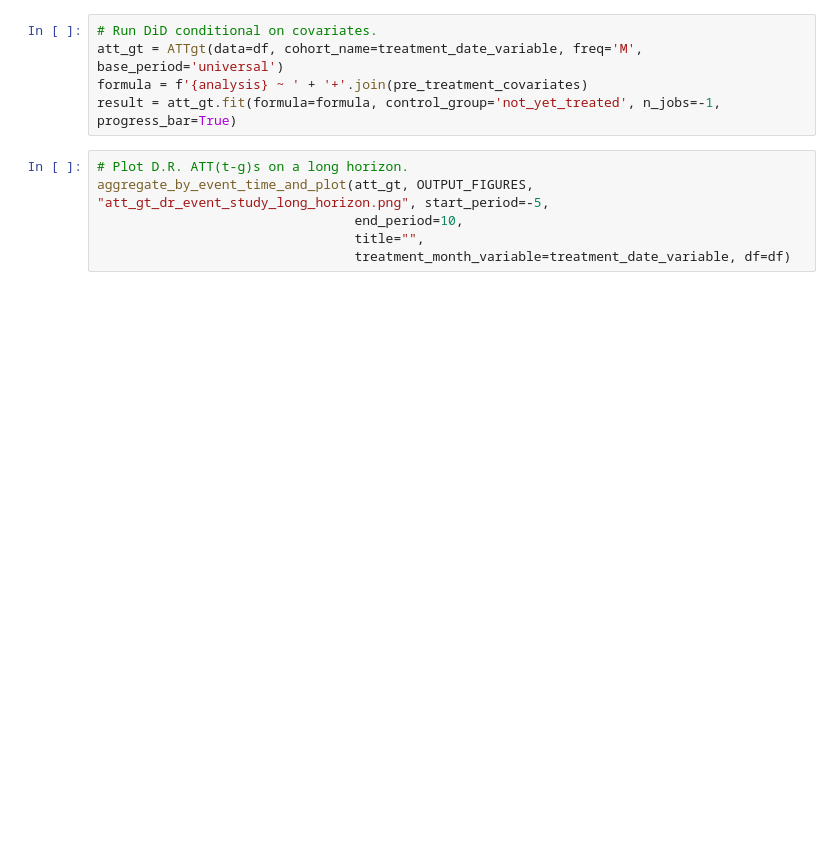
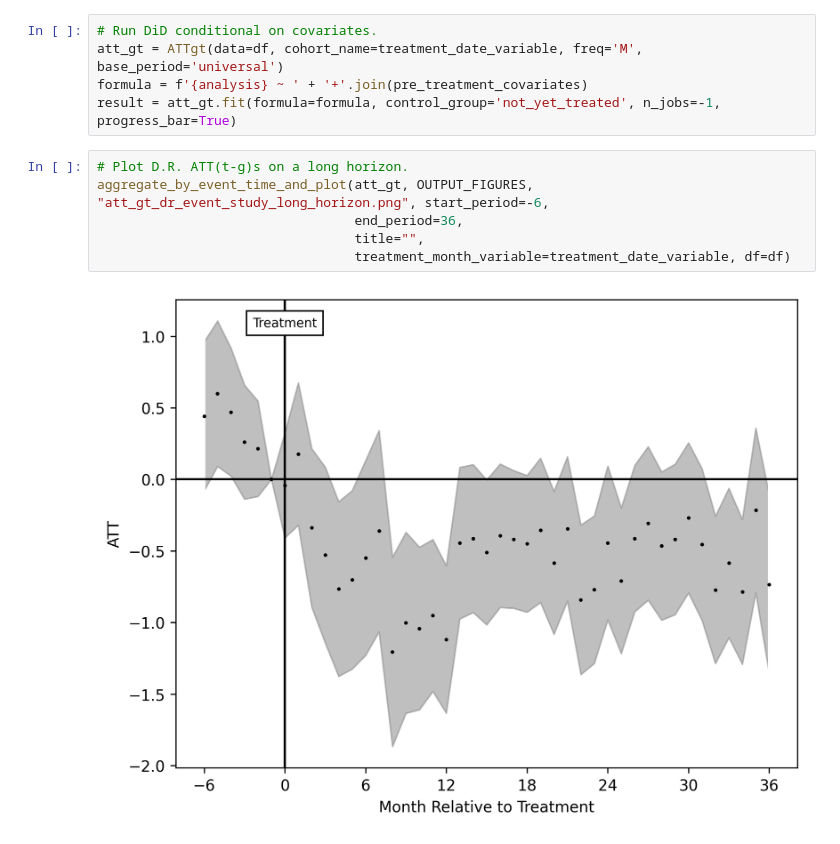
Before and after one commit to arjun-shanmugam/seniorthesis, a Jupyter notebook: src/02_analysis/group_6_crimes_500m.ipynb, the cells around one changed output. Saved outputs shown, nothing was run; the diff lists cells and outputs as text; blank space fills up the shorter version.

```diff
--- a/src/02_analysis/group_6_crimes_500m.ipynb
+++ b/src/02_analysis/group_6_crimes_500m.ipynb
@@ -87,10 +103,12 @@ formula = f'{analysis} ~ ' + '+'.join(pre_treatment_covariates)
 result = att_gt.fit(formula=formula, control_group='not_yet_treated', n_jobs=-1, progress_bar=True)
 # %%
 # Plot D.R. ATT(t-g)s on a long horizon.
-aggregate_by_event_time_and_plot(att_gt, OUTPUT_FIGURES, "att_gt_dr_event_study_long_horizon.png", start_period=-5,
-                                 end_period=10,
+aggregate_by_event_time_and_plot(att_gt, OUTPUT_FIGURES, "att_gt_dr_event_study_long_horizon.png", start_period=-6,
+                                 end_period=36,
                                  title="",
                                  treatment_month_variable=treatment_date_variable, df=df)
+# %% [output]
+[figure, added]
 # %%
 # Plot D.R. ATT(t)s.
 aggregate_by_time_and_plot(att_gt, int_to_month_dictionary, OUTPUT_FIGURES, "att_gt_dr_time.png",
```
Also changed, not shown: parts of 6 cells of this notebook, 14 other files.
